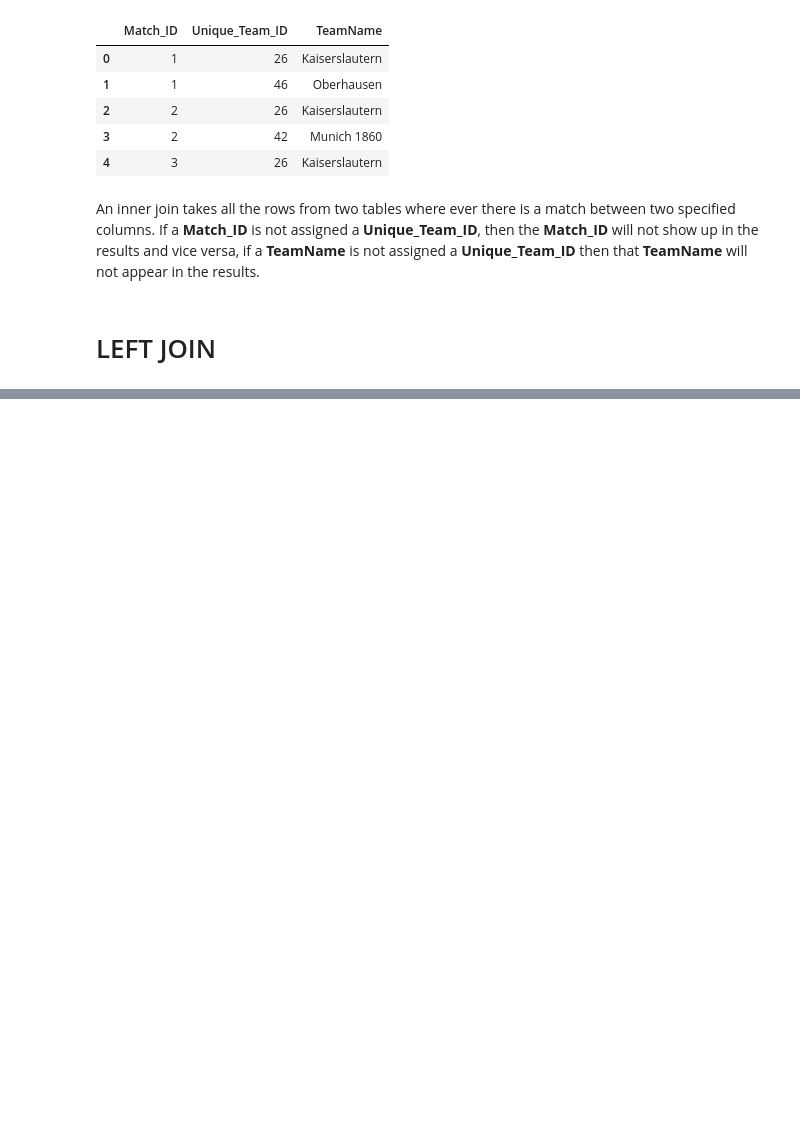
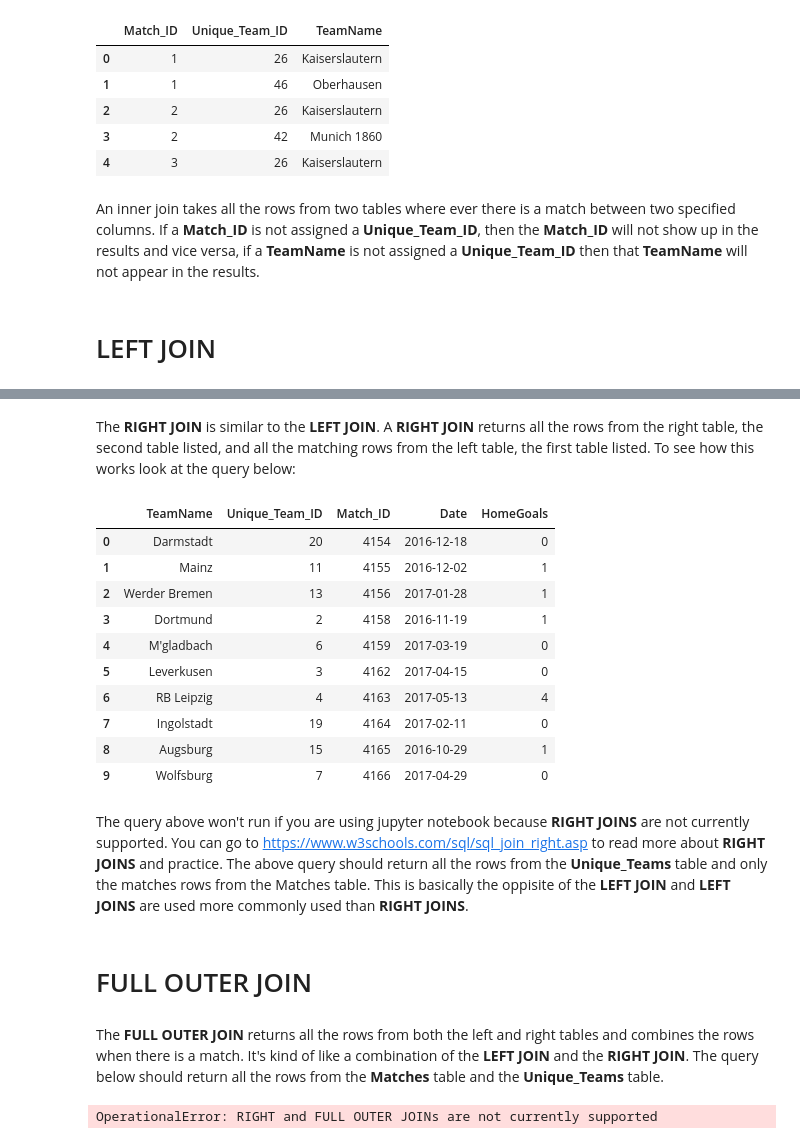
Before and after one commit to erikajane/Introduction_to_SQL_with_Python, a Jupyter notebook: Using JOIN Statements to Merge Multiple Tables.ipynb, the cells around one changed output, grey strips where cells are left out. Drawn from its saved outputs; the diff is of its cells as text; code cells hidden in the pictures; blank space fills up the shorter version.

```diff
--- a/Using JOIN Statements to Merge Multiple Tables.ipynb
+++ b/Using JOIN Statements to Merge Multiple Tables.ipynb
@@ -384,0 +436,51 @@ df
+# %% [markdown]
+The __RIGHT JOIN__ is similar to the __LEFT JOIN__. A __RIGHT JOIN__ returns all the rows from the right table, the second table listed, and all the matching rows from the left table, the first table listed. To see how this works look at the query below:
+# %%
+# Join the data from Teams_in_Matches and Unique_Teams
+
+
+cur.execute('''SELECT TeamName,
+                      Unique_Team_ID,
+                      Match_ID,
+                      Date,
+                      FTHG AS HomeGoals
+               FROM Matches
+               RIGHT JOIN Unique_Teams
+                   ON Unique_Teams.TeamName = Matches.HomeTeam
+               WHERE Season = 2016
+               LIMIT 10;''')
+df = pd.DataFrame(cur.fetchall())
+df.columns = [x[0] for x in cur.description]
+df
+# %% [output]
+|  | TeamName | Unique_Team_ID | Match_ID | Date | HomeGoals |
+| 0 | Darmstadt | 20 | 4154 | 2016-12-18 | 0 |
+| 1 | Mainz | 11 | 4155 | 2016-12-02 | 1 |
+| 2 | Werder Bremen | 13 | 4156 | 2017-01-28 | 1 |
+| 3 | Dortmund | 2 | 4158 | 2016-11-19 | 1 |
+| 4 | M'gladbach | 6 | 4159 | 2017-03-19 | 0 |
+| 5 | Leverkusen | 3 | 4162 | 2017-04-15 | 0 |
+| 6 | RB Leipzig | 4 | 4163 | 2017-05-13 | 4 |
+| 7 | Ingolstadt | 19 | 4164 | 2017-02-11 | 0 |
+| 8 | Augsburg | 15 | 4165 | 2016-10-29 | 1 |
+| 9 | Wolfsburg | 7 | 4166 | 2017-04-29 | 0 |
+# %% [markdown]
+The query above won't run if you are using jupyter notebook because __RIGHT JOINS__ are not currently supported. You can go to https://www.w3schools.com/sql/sql_join_right.asp to read more about __RIGHT JOINS__ and practice. The above query should return all the rows from the __Unique_Teams__ table and only the matches rows from the Matches table. This is basically the oppisite of the __LEFT JOIN__ and __LEFT JOINS__ are used more commonly used than __RIGHT JOINS__.
+# %% [markdown]
+# FULL OUTER JOIN
+# %% [markdown]
+The __FULL OUTER JOIN__ returns all the rows from both the left and right tables and combines the rows when there is a match. It's kind of like a combination of the __LEFT JOIN__ and the __RIGHT JOIN__. The query below should return all the rows from the __Matches__ table and the __Unique_Teams__ table.
+# %%
+# Join the data from Teams_in_Matches and Unique_Teams
+
+
+cur.execute('''SELECT *
+               FROM Matches
+               FULL OUTER JOIN Unique_Teams
+                   ON Unique_Teams.TeamName = Matches.HomeTeam
+               LIMIT 10;''')
+df = pd.DataFrame(cur.fetchall())
+df.columns = [x[0] for x in cur.description]
+df
+# %% [output]
+OperationalError: RIGHT and FULL OUTER JOINs are not currently supported
```
Also changed, not shown: parts of 15 cells of this notebook, 2 other files.
